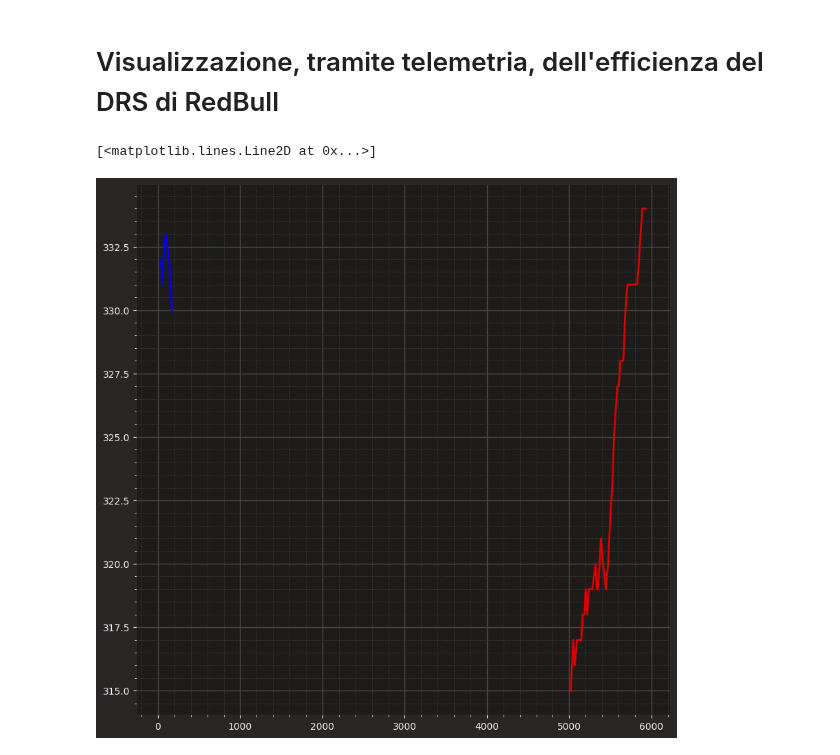
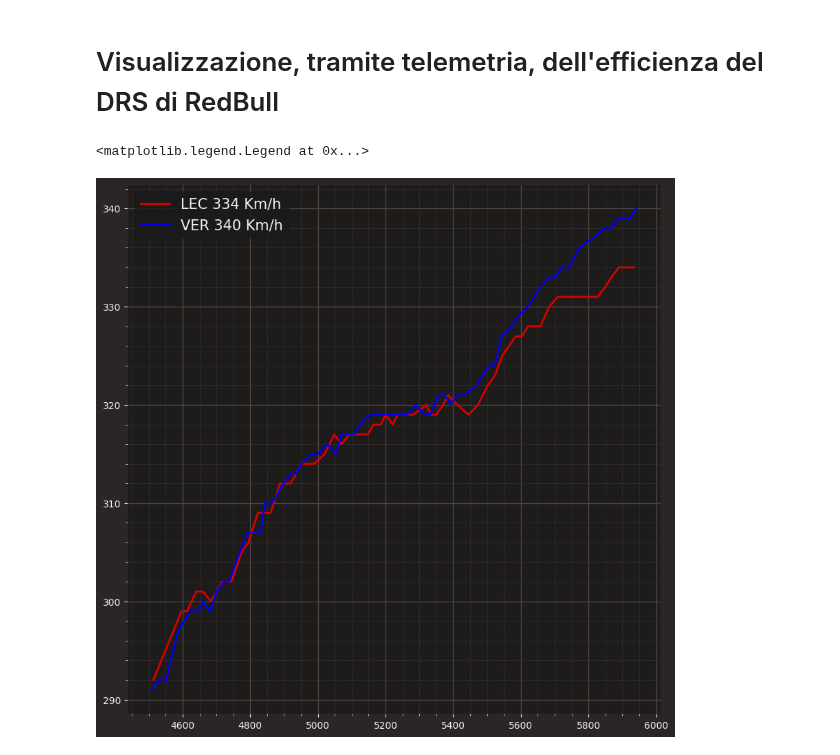
Before and after one commit to Rick8998/Baku2023F1, a Jupyter notebook: SessionsAnalysis/rb_drs.ipynb, the cells around one changed output. Cells and saved outputs as stored; diff of their text form; code cells hidden in the pictures.

```diff
--- a/SessionsAnalysis/rb_drs.ipynb
+++ b/SessionsAnalysis/rb_drs.ipynb
@@ -26,8 +26,8 @@ ver_lap = fp.laps.pick_driver('VER').pick_fastest()
 lec_tel = lec_lap.get_car_data().add_distance()
 ver_tel = ver_lap.get_car_data().add_distance()
 
-lec_tel_to_0 = lec_tel.loc[(lec_tel['Speed'].between(310, 360, inclusive=True)) & (lec_tel['Distance'].between(5000, 6000, inclusive=True))]
-ver_tel_to_0 = ver_tel.loc[(ver_tel['Speed'].between(310, 360, inclusive=True)) & (ver_tel['Distance'].between(5000, 6000, inclusive=True))]
+lec_tel_to_0 = lec_tel.loc[(lec_tel['Speed'].between(130, 360, inclusive=True)) & (lec_tel['Distance'].between(4500, 6000, inclusive=True))]
+ver_tel_to_0 = ver_tel.loc[(ver_tel['Speed'].between(130, 360, inclusive=True)) & (ver_tel['Distance'].between(4500, 6000, inclusive=True))]
 
 lec_tel_to_200 = lec_tel.loc[(lec_tel['Speed'].between(310, 360, inclusive=True)) & (lec_tel['Distance'].between(0, 200, inclusive=True))]
 ver_tel_to_200 = ver_tel.loc[(ver_tel['Speed'].between(310, 360, inclusive=True)) & (ver_tel['Distance'].between(0, 200, inclusive=True))]
@@ -43,11 +43,11 @@ ver_tel = pd.concat(ver_multi_tel)
 # %%
 fig, ax = plt.subplots(1)
 fig.set_figheight(10)
 fig.set_figwidth(10)
-ax.autoscale(False, axis='x')
-ax.plot(lec_tel['Distance'], lec_tel['Speed'], color = fer_color, label = 'LEC ' + str(lec_tel['Speed'].max()) + " Km/h", linewidth=2)
+ax.plot(lec_tel_to_0['Distance'], lec_tel_to_0['Speed'], color = fer_color, label = 'LEC ' + str(lec_tel_to_0['Speed'].max()) + " Km/h", linewidth=2)
 
-ax.plot(ver_tel['Distance'], ver_tel['Speed'], color = rbr_color, label = 'VER ' + str(ver_tel['Speed'].max()) + " Km/h", linewidth=2)
+ax.plot(ver_tel_to_0['Distance'], ver_tel_to_0['Speed'], color = rbr_color, label = 'VER ' + str(ver_tel_to_0['Speed'].max()) + " Km/h", linewidth=2)
+ax.legend(prop={'size':15})
 # %% [output]
-[<matplotlib.lines.Line2D at 0x...>]
+<matplotlib.legend.Legend at 0x...>
-[figure, old version]
+[figure, new version]
```
